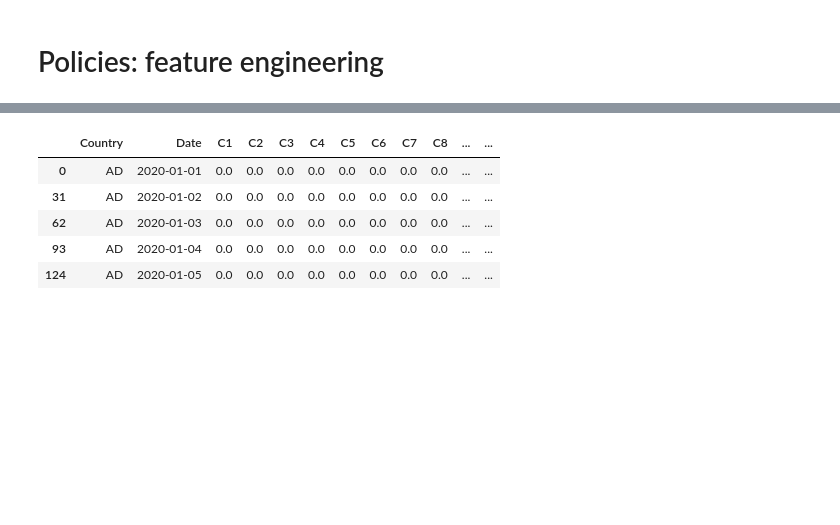
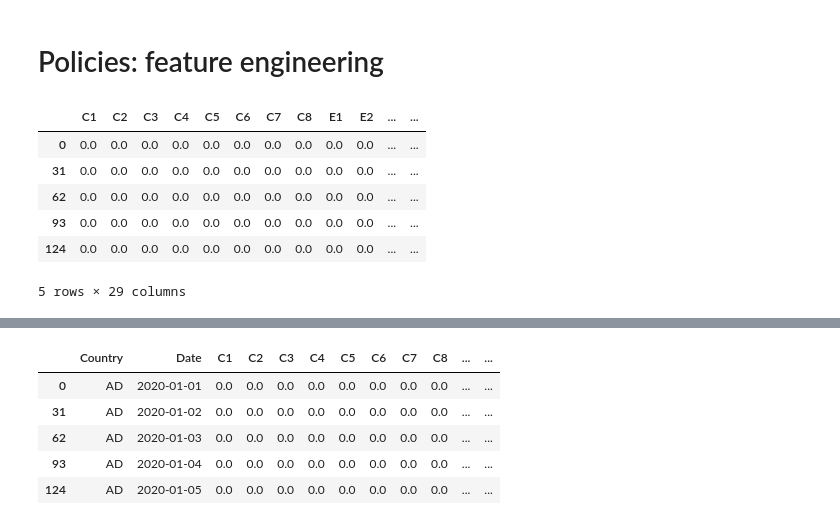
Before and after one commit to TristanBOOK/coronanet, a Jupyter notebook: Notebooks/Paul_Exploration_1.ipynb, the cells around one changed output, grey strips where cells are left out. Drawn from its saved outputs; the diff is of its cells as text; code cells hidden in the pictures; blank space fills up the shorter version.

```diff
--- a/Notebooks/Paul_Exploration_1.ipynb
+++ b/Notebooks/Paul_Exploration_1.ipynb
@@ -90,0 +101,10 @@ clean_df=clean_df.drop("IC",axis=1)
+# %%
+data.head()
+# %% [output]
+|  | C1 | C2 | C3 | C4 | C5 | C6 | C7 | C8 | E1 | E2 | ... | ... |
+| 0 | 0.0 | 0.0 | 0.0 | 0.0 | 0.0 | 0.0 | 0.0 | 0.0 | 0.0 | 0.0 | ... | ... |
+| 31 | 0.0 | 0.0 | 0.0 | 0.0 | 0.0 | 0.0 | 0.0 | 0.0 | 0.0 | 0.0 | ... | ... |
+| 62 | 0.0 | 0.0 | 0.0 | 0.0 | 0.0 | 0.0 | 0.0 | 0.0 | 0.0 | 0.0 | ... | ... |
+| 93 | 0.0 | 0.0 | 0.0 | 0.0 | 0.0 | 0.0 | 0.0 | 0.0 | 0.0 | 0.0 | ... | ... |
+| 124 | 0.0 | 0.0 | 0.0 | 0.0 | 0.0 | 0.0 | 0.0 | 0.0 | 0.0 | 0.0 | ... | ... |
+5 rows × 29 columns
```
Also changed, not shown: parts of 7 cells of this notebook.
